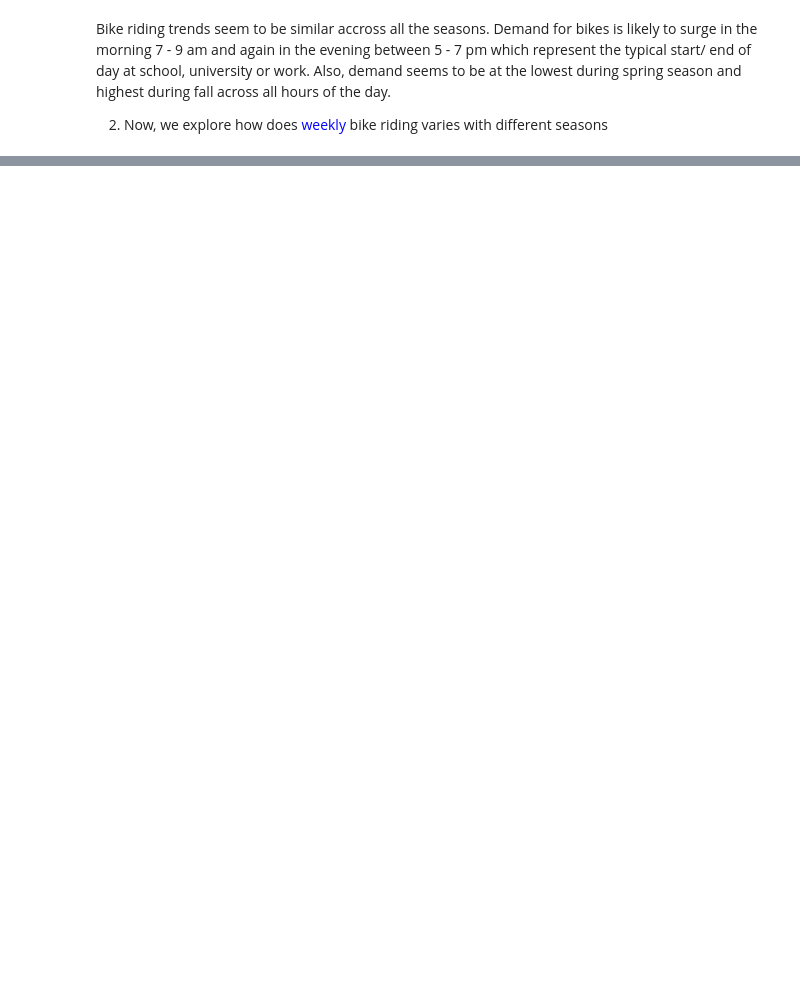
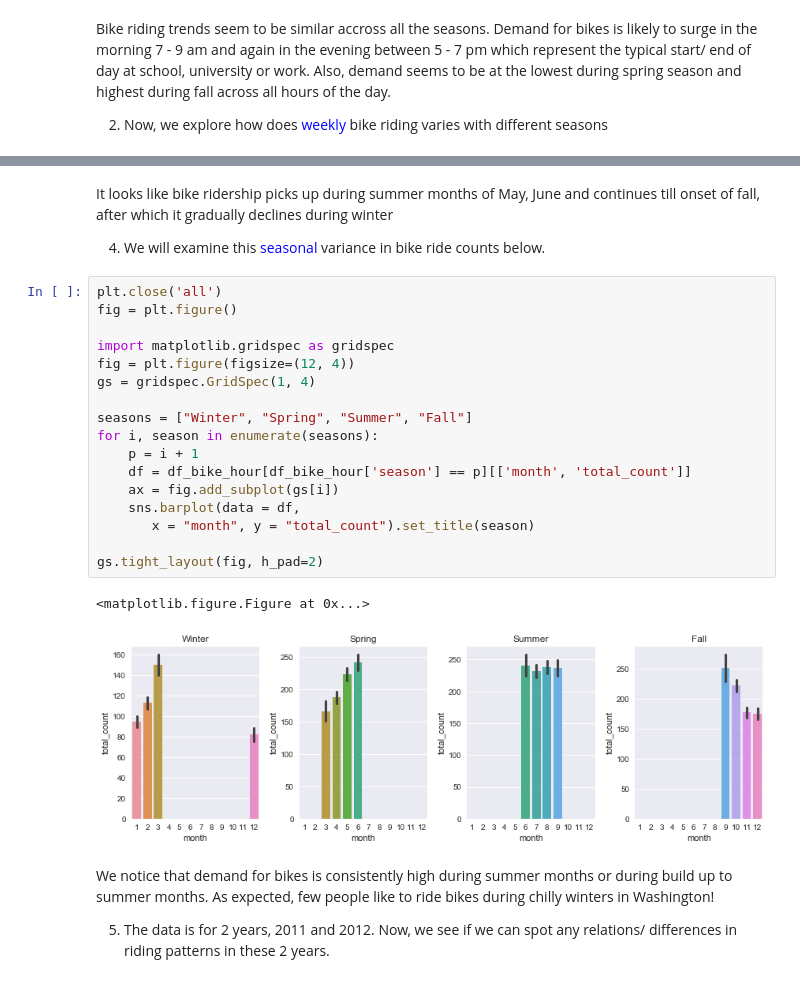
Before and after one commit to DataSorcerer/Bike-sharing-model-and-analysis, a Jupyter notebook: Report-Predictive-Modelling-for-Bike-Sharing.ipynb, the cells around one changed output, grey strips where cells are left out. Cells and saved outputs as stored; diff of their text form; blank space fills up the shorter version.

```diff
--- a/Report-Predictive-Modelling-for-Bike-Sharing.ipynb
+++ b/Report-Predictive-Modelling-for-Bike-Sharing.ipynb
@@ -106,0 +117,28 @@ We notice that bikes are in high demand during afternoons on weekends while on w
+# %% [markdown]
+It looks like bike ridership picks up during summer months of May, June and continues till onset of fall, after which it gradually declines during winter
+
+4) We will examine this <font color="blue">seasonal</font> variance in bike ride counts below.
+# %%
+plt.close('all')
+fig = plt.figure()
+
+import matplotlib.gridspec as gridspec
+fig = plt.figure(figsize=(12, 4))
+gs = gridspec.GridSpec(1, 4)
+
+seasons = ["Winter", "Spring", "Summer", "Fall"]
+for i, season in enumerate(seasons):
+    p = i + 1
+    df = df_bike_hour[df_bike_hour['season'] == p][['month', 'total_count']]
+    ax = fig.add_subplot(gs[i])
+    sns.barplot(data = df,
+       x = "month", y = "total_count").set_title(season)
+
+gs.tight_layout(fig, h_pad=2)
+# %% [output]
+<matplotlib.figure.Figure at 0x...>
+[figure, added]
+# %% [markdown]
+We notice that demand for bikes is consistently high during summer months or during build up to summer months. As expected, few people like to ride bikes during chilly winters in Washington!
+
+5) The data is for 2 years, 2011 and 2012. Now, we see if we can spot any relations/ differences in riding patterns in these 2 years.
```
Also changed, not shown: parts of 6 cells of this notebook.
